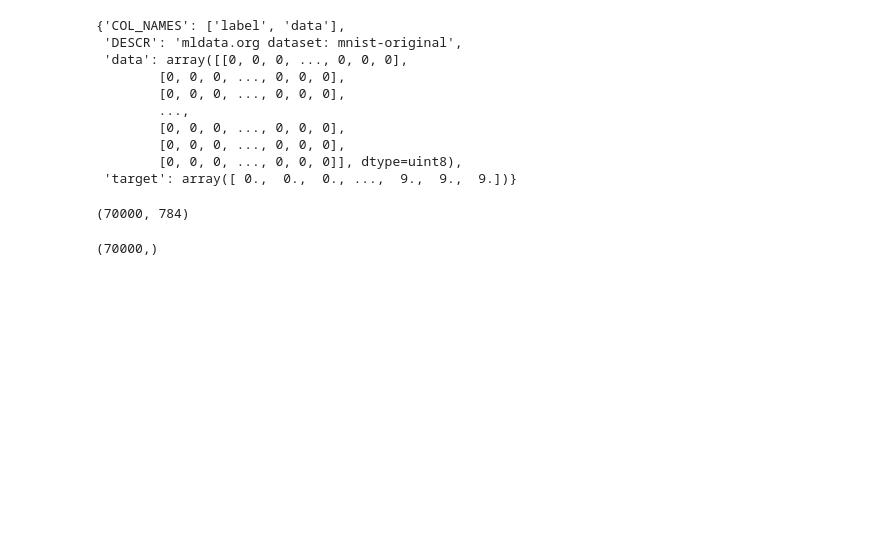
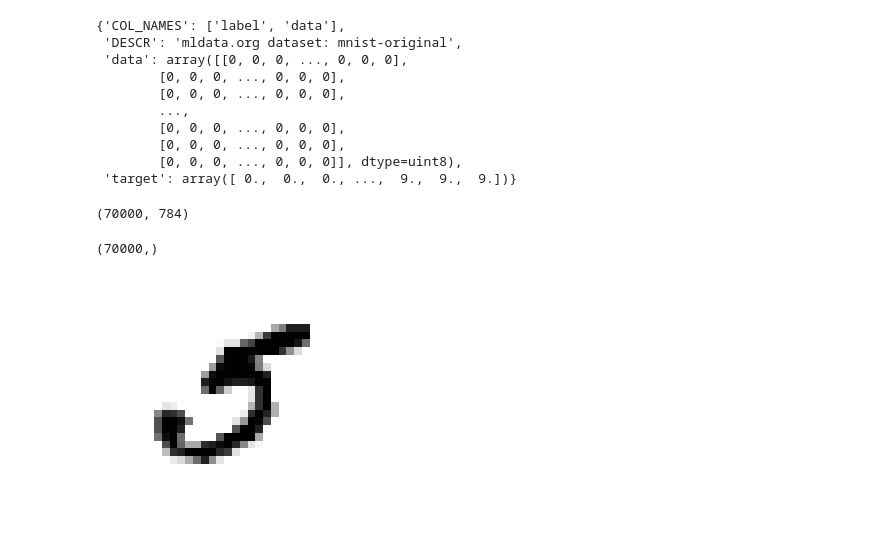
Before and after one commit to fjcamillo/Hands-On-Machine-Learning-with-Scikit-Learn-and-Tensorflow-Notes, a Jupyter notebook: Chapter 3.ipynb, the cells around one changed output. Saved outputs shown, nothing was run; the diff lists cells and outputs as text; code cells hidden in the pictures; blank space fills up the shorter version.

```diff
--- a/Chapter 3.ipynb
+++ b/Chapter 3.ipynb
@@ -35,4 +36,8 @@ some_digit = X[36000]
 # %%
 some_digit_image = some_digit.reshape(28,28)
 # %%
-plt.imshow(some_digit_image, cmap=matplotlib.)
+plt.imshow(some_digit_image, cmap=matplotlib.cm.binary, interpolation='nearest')
+plt.axis("off")
+plt.show()
+# %% [output]
+[figure, added]
```
Also changed, not shown: parts of 1 cell of this notebook, 1 other file.
